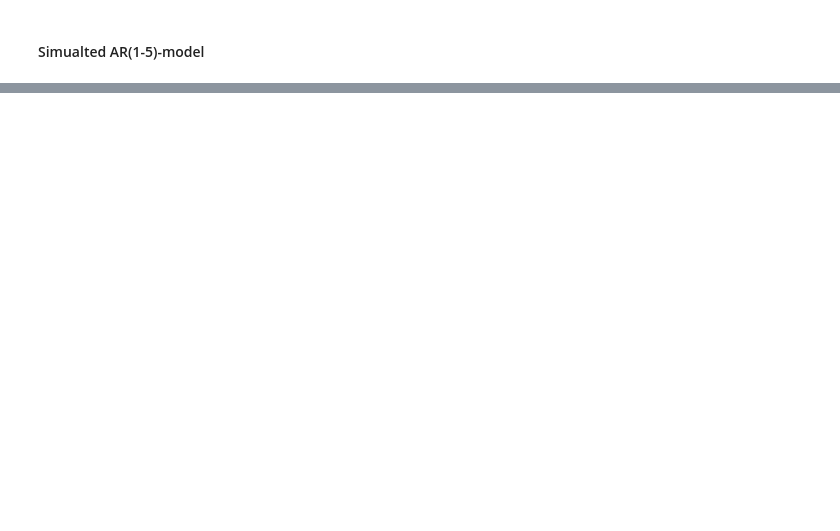
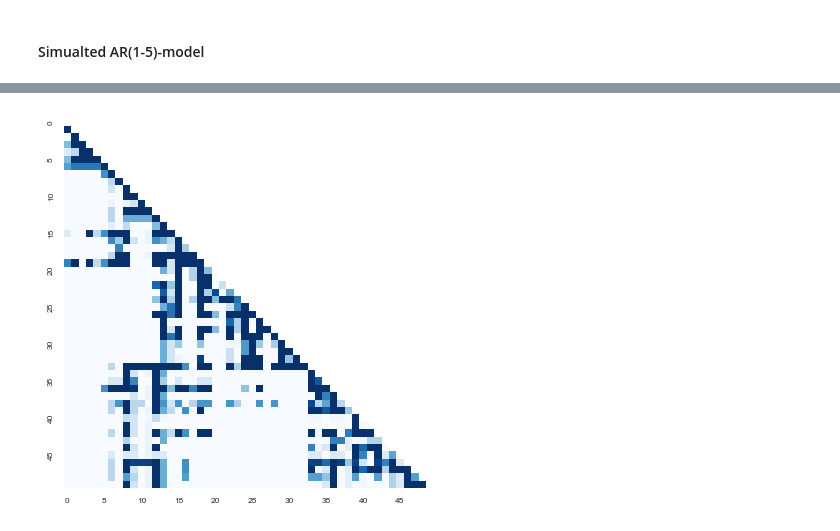
Before and after one commit to felixleopoldo/trilearn, a Jupyter notebook: example_structure_learning.ipynb, the cells around one changed output, grey strips where cells are left out. Saved outputs shown, nothing was run; the diff lists cells and outputs as text; code cells hidden in the pictures; blank space fills up the shorter version.

```diff
--- a/example_structure_learning.ipynb
+++ b/example_structure_learning.ipynb
@@ -129,5 +109,7 @@ ar_graph_traj_seed1.size().plot();
 # %%
-aux.plot_heatmap(ar_graph_traj_seed1.empirical_distribution(4500).heatmap(), xticklabels=5, yticklabels=5 )
+aux.plot_heatmap(ar_graph_traj_seed1.empirical_distribution(0).heatmap(), xticklabels=5, yticklabels=5 )
+# %% [output]
+[figure, added]
 # %%
 ar_graph_traj_seed1.logl =[]
 ar_graph_traj_seed1.log_likelihood(0).plot();
```
Also changed, not shown: parts of 41 cells of this notebook, 5 other files.
